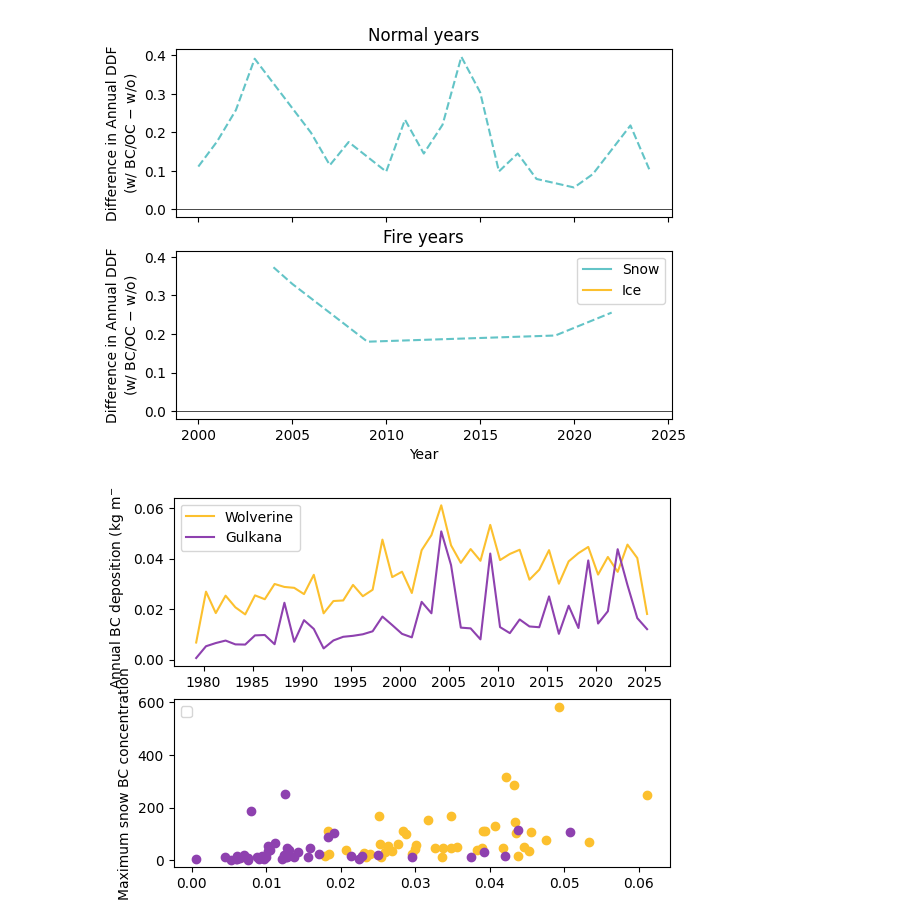
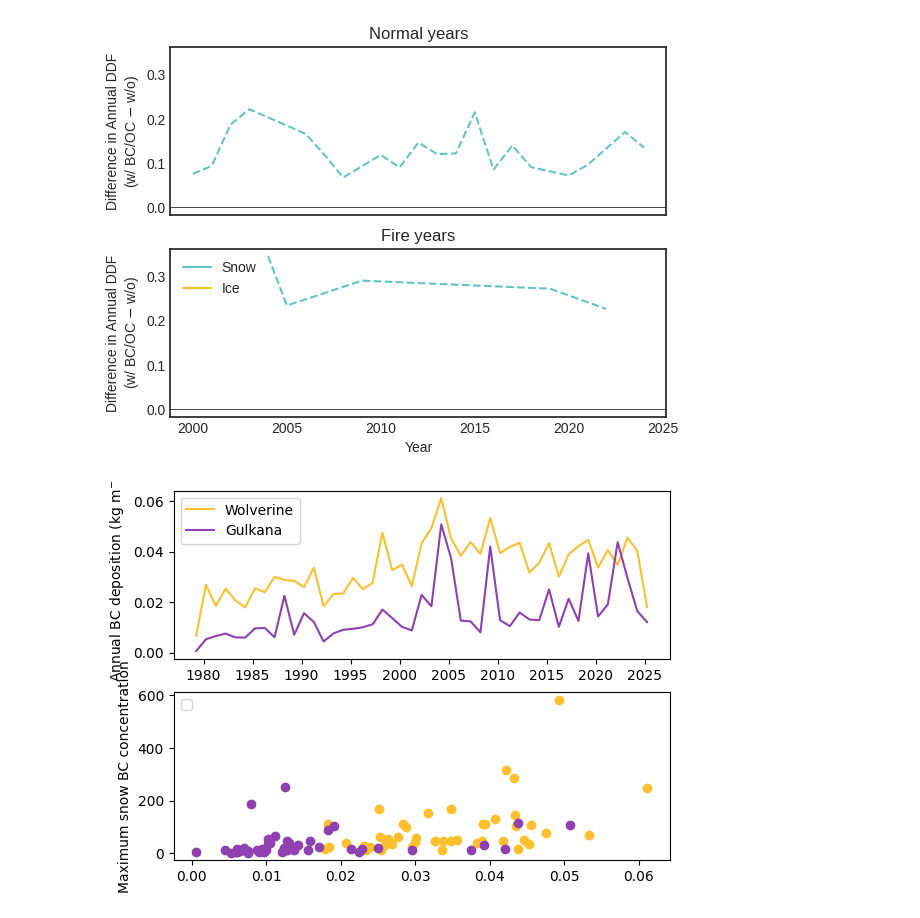
Before and after one commit to clairevwilson/PEBSI, a Jupyter notebook: ddf_proj.ipynb, the cells around one changed output. Saved outputs shown, nothing was run; the diff lists cells and outputs as text; code cells hidden in the pictures.

```diff
--- a/ddf_proj.ipynb
+++ b/ddf_proj.ipynb
@@ -53,7 +53,7 @@ ds['BCDP002'] = ds['BCDP002'] + ds2['BCWT002']
 months = ds['time'].dt.month
 days = ds['time'].dt.day
 # create time mask from apr 1 to sep 30 (inclusive)
-mask = ((months > 3) & (months < 10)) | ((months == 4) & (days >= 1)) | ((months == 10) & (days == 1))
+mask = ((months > 3) & (months < 10))
 ds_season = ds.where(mask, drop=True)
 annual_sums = ds_season.groupby('time.year').sum()
 plt.plot(annual_sums.year, annual_sums['BCDP002'].values)
@@ -86,33 +71,0 @@ visualize_layers(ds_diff, pd.date_range('2024-04-01','2024-09-01'), ['layergrain
-# %%
-site = 'B'
-ds_base = xr.open_dataset(f'/trace/group/rounce/cvwilson/Output/gulkanaB_2025_12_09_base_long_0.nc')
-ds_noBCOC = xr.open_dataset(f'/trace/group/rounce/cvwilson/Output/gulkanaB_2025_12_09_noBCOC_long_0.nc')
-
-cmap = plt.colormaps.get_cmap('viridis')
-norm = mpl.colors.Normalize(vmin=2000, vmax=2025)
-for year in [2024]: # np.arange(2000, 2026):
-    melt_dict = {}
-    for i, ds in enumerate([ds_base, ds_noBCOC]):
-        snowdepth = ds.layerheight.where(ds.layertype == 0).sum(dim='layer')
-        ds['snowdepth'] = (['time'],snowdepth.values,{'units':'m'})
-        subset = ds.sel(time=slice(f'{year}-04-01',f'{year}-08-20'))
-        melt = subset.where(subset.snowdepth > 0.05).LWnet
-        melt_dict[i] = melt
-    plt.plot(pd.to_datetime(melt.time.values), melt_dict[1].values - melt_dict[0].values,color=cmap(norm(year)))
-    # plt.plot(pd.to_datetime(melt.time.values), melt_dict[1].values,color=cmap(norm(year)))
-    # plt.plot(pd.to_datetime(melt.time.values), melt_dict[0].values,color=cmap(norm(year-12)))
-    plt.axhline(0,color='k')
-    # BASE MINUS NO BCOC
-    # WITH BLACK CARBON - WITHOUT BLACK CARBON
-plt.show()
-for year in [2024]: # np.arange(2000, 2026):
-    melt_dict = {}
-    for i, ds in enumerate([ds_base, ds_noBCOC]):
-        subset = ds.sel(time=slice(f'{year}-04-01',f'{year}-08-20'))
-        melt = subset.where(subset.layerdensity.isel(layer=0) < 700).melt
-        melt_dict[i] = melt
-    plt.plot(pd.to_datetime(melt.time.values), melt_dict[1].values - melt_dict[0].values,color=cmap(norm(year)))
-    plt.axhline(0,color='k')
-    # BASE MINUS NO BCOC
-    # WITH BLACK CARBON - WITHOUT BLACK CARBON
-plt.show()
@@ -211,9 +271,9 @@ Ice difference Fire years -0.013735395219661939
 # %%
 plot_type = 'difference'
 fig, axes = plt.subplots(2, sharex=True, sharey=True)
-for s, site in enumerate(['B']):
-    ds_base = xr.open_dataset(base_fp + f'gulkana{site}_2025_12_09_base_long_0.nc')
-    ds_noBCOC = xr.open_dataset(base_fp + f'gulkana{site}_2025_12_09_noBCOC_long_0.nc')
+for s, site in enumerate(['D']):
+    ds_base = xr.open_dataset(base_fp + f'gulkana{site}_2026_01_07_base_long_1.nc')
+    ds_noBCOC = xr.open_dataset(base_fp + f'gulkana{site}_2026_01_07_noBCOC_long_1.nc')
     # ds_noBCOC = ds_base
     ds_dict = {'wBCOC':ds_base, 'base':ds_noBCOC}
     linestyles = ['-','--']
@@ -256,34 +316,34 @@ for s, site in enumerate(['B']):
             # plot one line per category
             if plot_type == 'values':
                 ax.plot(years, seasonal_ddf,
                         color=colors[0], linestyle=ls)
                 ax.plot(years, seasonal_ddf,
                         color=colors[1], linestyle=ls)
             elif plot_type == 'difference':
                 y_snow.append(np.array(ddfs_snow))
                 y_ice.append(np.array(ddfs_ice))
             if ls == '-':
                 ax.plot(np.nan, np.nan, color=colors[0], label=f'Snow')
                 ax.plot(np.nan, np.nan, color=colors[1], label=f'Ice')
         if plot_type == 'difference':
             # ax.plot(years, y_ice[1] - y_ice[0],
             #             color=colors[1], linestyle=ls)
             ax.plot(years, y_snow[1] - y_snow[0],
                     color=colors[0], linestyle=ls)
             ax.axhline(0, color='k', linewidth=0.5)
         ax.set_title(label)
 
 ax.set_xlabel('Year')
 ylabel = 'Annual DDF' if plot_type != 'difference' else 'Difference in Annual DDF\n(w/ BC/OC $-$ w/o)'
 ax.set_ylabel(ylabel)
 axes[0].set_ylabel(ylabel)
 if plot_type != 'difference':
     ax.plot(np.nan, np.nan, color='gray', linestyle='-', label='With BC/OC')
     ax.plot(np.nan, np.nan, color='gray', linestyle='--', label='No BC/OC')
 ax.legend()
 plt.show()
 # %% [output]
-[figure, old version]
+[figure, new version]
 # %%
 site_colors = {'EC':'#fcc02e',
                'T':    "#E14E9A",
```
Also changed, not shown: parts of 7 cells of this notebook, 2 other files.
